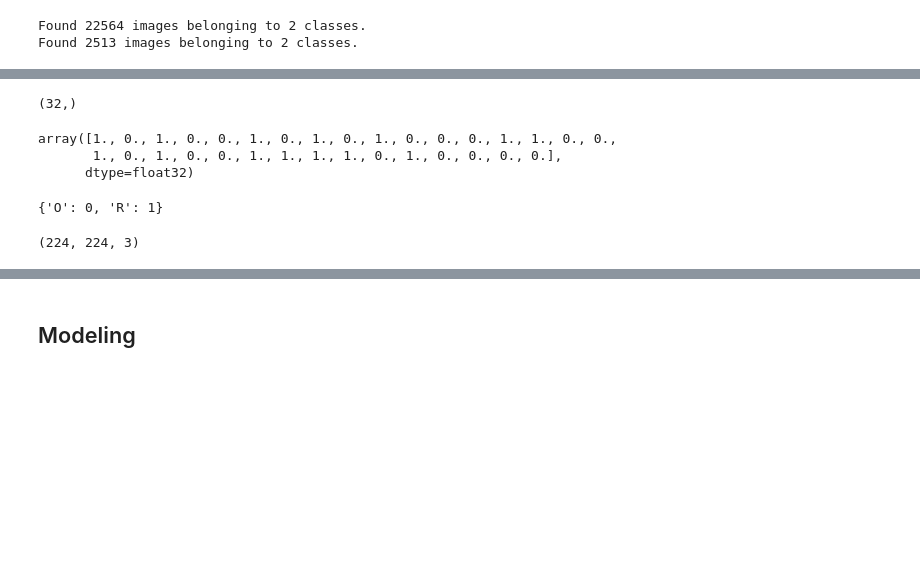
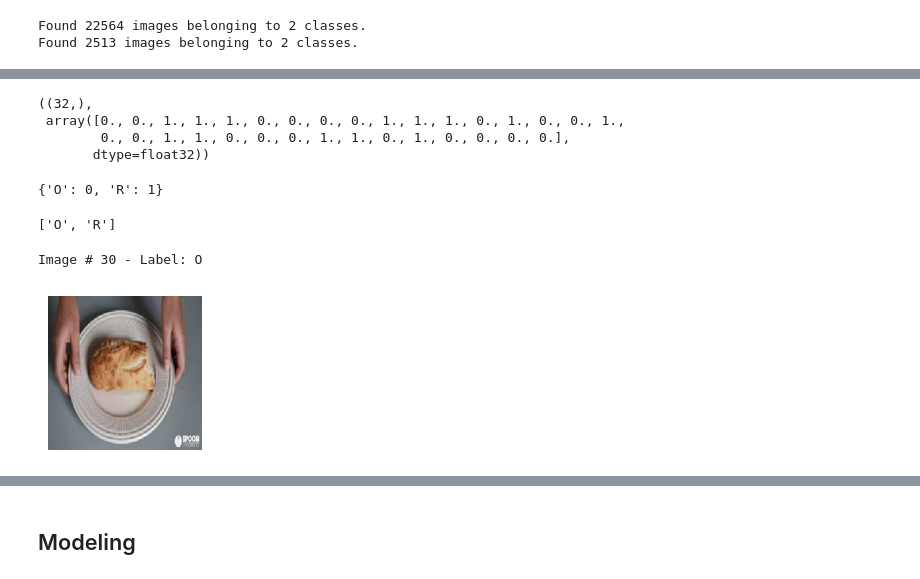
Before and after one commit to GrCOTE7/deep_learning_course, a Jupyter notebook: 04-02_CNNs pour Poubelle Intelligente.ipynb, the cells around one changed output, grey strips where cells are left out. Drawn from its saved outputs; the diff is of its cells as text; code cells hidden in the pictures; blank space fills up the shorter version.

```diff
--- a/04-02_CNNs pour Poubelle Intelligente.ipynb
+++ b/04-02_CNNs pour Poubelle Intelligente.ipynb
@@ -126,18 +126,39 @@ batch_images.shape
 # %%
-batch_labels.shape
+batch_labels.shape, batch_labels
 # %% [output]
-(32,)
+((32,),
+ array([0., 0., 1., 1., 1., 0., 0., 0., 0., 1., 1., 1., 0., 1., 0., 0., 1.,
+        0., 0., 1., 1., 0., 0., 0., 1., 1., 0., 1., 0., 0., 0., 0.],
+       dtype=float32))
-# %%
-batch_labels
-# %% [output]
-array([1., 0., 1., 0., 0., 1., 0., 1., 0., 1., 0., 0., 0., 1., 1., 0., 0.,
-       1., 0., 1., 0., 0., 1., 1., 1., 1., 0., 1., 0., 0., 0., 0.],
-      dtype=float32)
 # %%
 train_generator.class_indices
 # %% [output]
 {'O': 0, 'R': 1}
-# %%
-batch_images[2].shape
-# %% [output]
-(224, 224, 3)
+# %%
+labels = list(train_generator.class_indices.keys())
+labels
+# %% [output]
+['O', 'R']
+# %%
+import tensorflow as tf
+import matplotlib.pyplot as plt
+
+index = 30
+
+print(f"Image # {index} - Label:", labels[int(batch_labels[index])])
+
+# Create a figure and axes with a size that makes the image appear around 112x112
+# The exact figsize might need some trial and error depending on your display
+plt.figure(figsize=(2, 2)) # Adjust figsize as needed to get the desired visual size
+
+# Display the original size image from the batch
+img_to_display = batch_images[index]
+plt.imshow(img_to_display)
+
+# Turn off the axis
+plt.axis('off')
+
+plt.show()
+# %% [output]
+Image # 30 - Label: O
+[figure, added]
```
Also changed, not shown: parts of 7 cells of this notebook.
